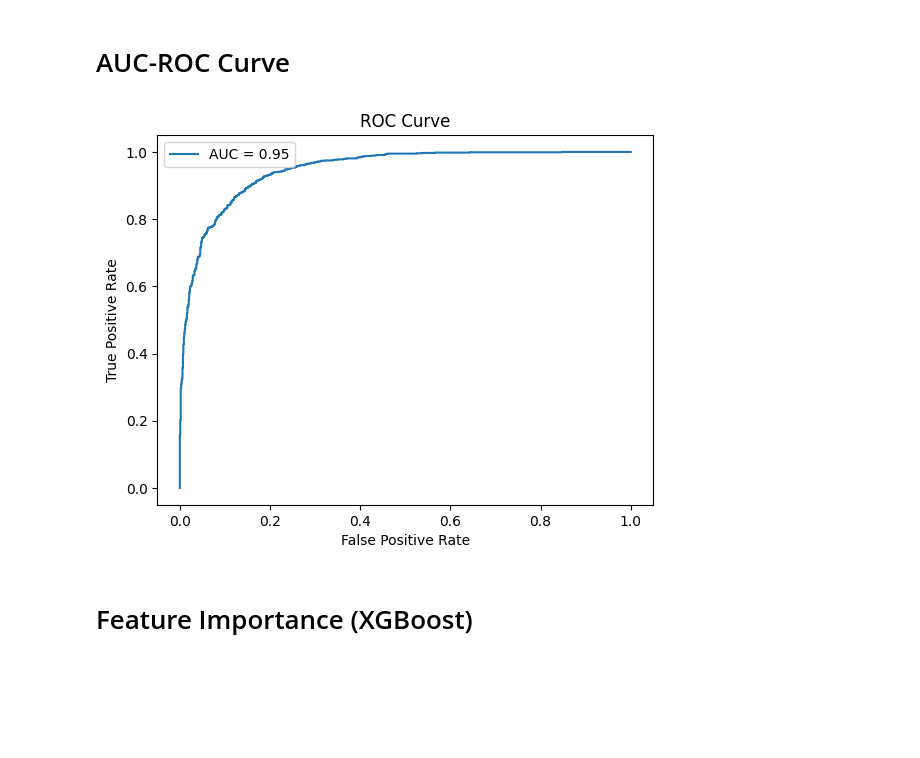
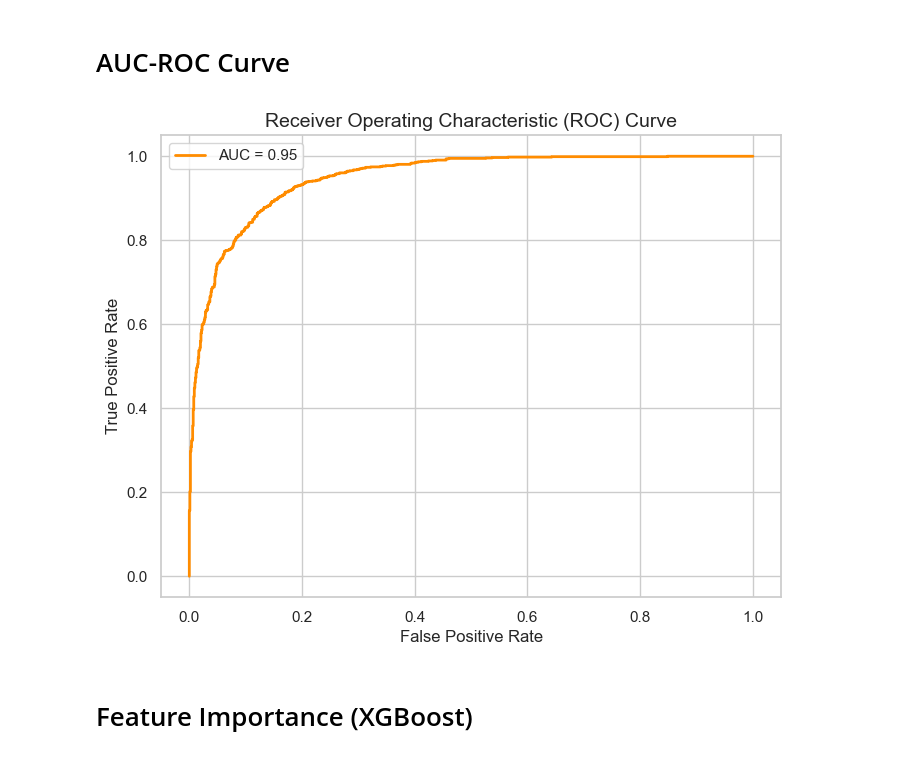
Before and after one commit to Bs1018007/Bs1018007-Predicting_ADS_CTR, a Jupyter notebook: ctr.ipynb, the cells around one changed output. Saved outputs shown, nothing was run; the diff lists cells and outputs as text; code cells hidden in the pictures; blank space fills up the shorter version.

```diff
--- a/ctr.ipynb
+++ b/ctr.ipynb
@@ -120,13 +120,19 @@ rf_importance_df = pd.DataFrame({
     'importance': (rf_importances / sum(rf_importances)) * 100
 }).sort_values(by='importance', ascending=False)
 
-plt.figure(figsize=(10, 6))
-plt.barh(rf_importance_df['feature'], rf_importance_df['importance'], color='lightgreen')
-plt.xlabel('Feature Importance (%)')
-plt.title('Feature Importance (Random Forest)')
-plt.gca().invert_yaxis()
+plt.figure(figsize=(10, 8))
+sns.set_style("whitegrid")
+barplot = sns.barplot(
+    x="importance", y="feature",
+    data=rf_importance_df,
+    hue="feature",
+    palette="crest"
+)
 for i, v in enumerate(rf_importance_df['importance']):
     plt.text(v + 0.5, i, f"{v:.2f}%", va='center')
+plt.xlabel("Importance (%)",fontsize=14)
+plt.ylabel("Feature",fontsize=14)
+plt.title("Feature Importance - Random Forest", fontsize=16, weight='bold')
 plt.tight_layout()
 plt.show()
 # %% [output]
@@ -188,17 +194,21 @@ Confusion Matrix:
 # %% [markdown]
 # AUC-ROC Curve
 # %%
-
 probs = best_model.predict_proba(x_test)[:, 1]
 fpr, tpr, _ = roc_curve(y_test, probs)
-plt.plot(fpr, tpr, label=f"AUC = {roc_auc_score(y_test, probs):.2f}")
-plt.xlabel("False Positive Rate")
-plt.ylabel("True Positive Rate")
-plt.title("ROC Curve")
+auc_score = roc_auc_score(y_test, probs)
+
+plt.figure(figsize=(8, 6))
+plt.plot(fpr, tpr, color="darkorange", lw=2, label=f"AUC = {auc_score:.2f}")
+
+plt.xlabel("False Positive Rate", fontsize=12)
+plt.ylabel("True Positive Rate", fontsize=12)
+plt.title("Receiver Operating Characteristic (ROC) Curve", fontsize=14)
+plt.grid(True)
 plt.legend()
 plt.show()
 # %% [output]
-[figure, old version]
+[figure, new version]
 # %% [markdown]
 # Feature Importance (XGBoost)
 # %%
```
Also changed, not shown: parts of 3 cells of this notebook.
